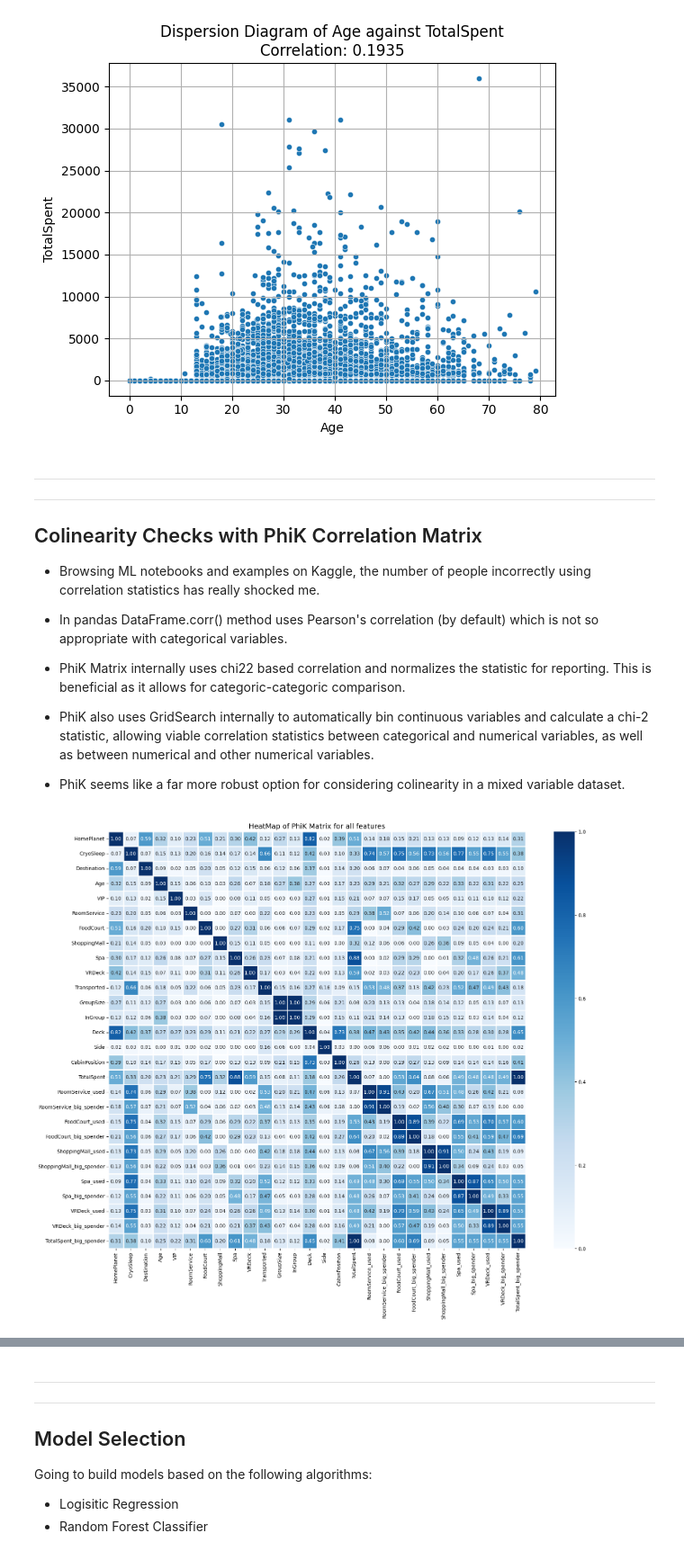
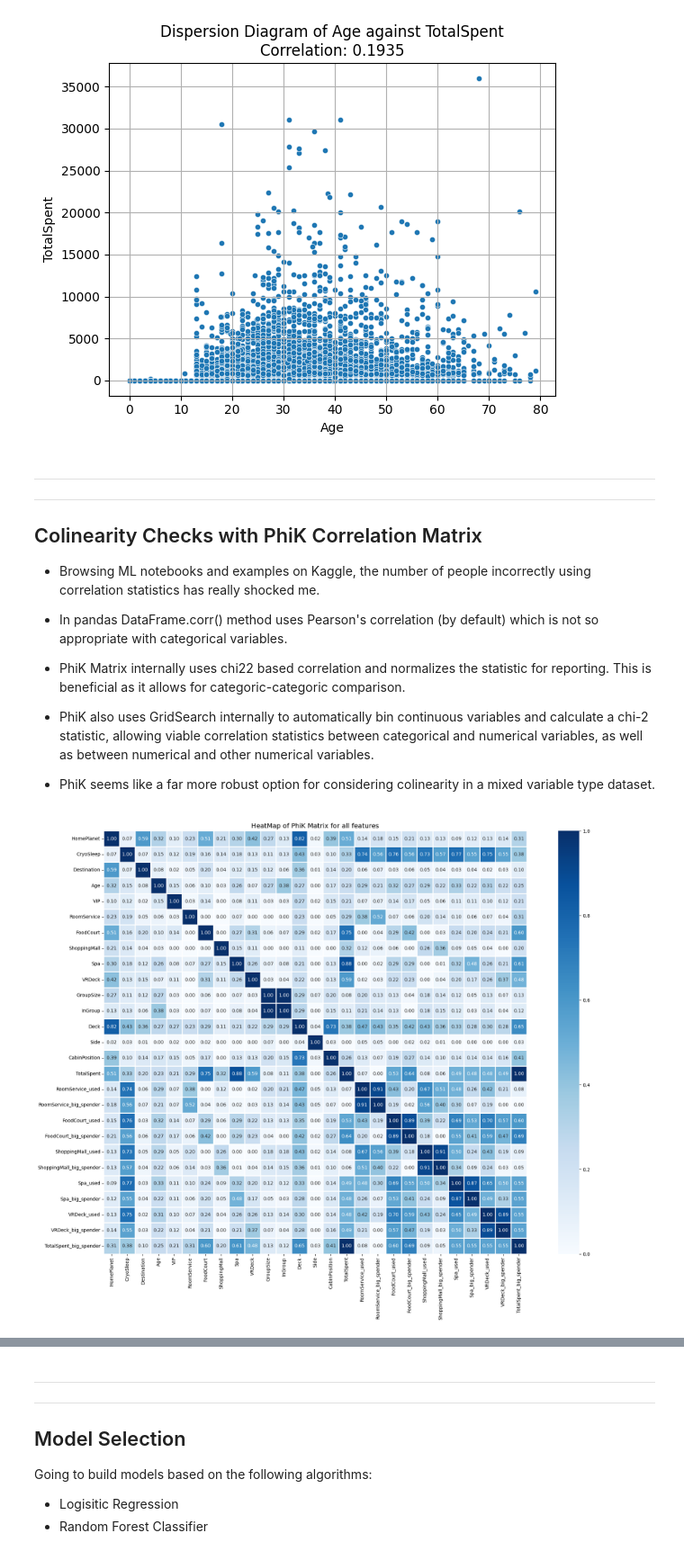
Before and after one commit to mailliwJ/spaceTitanic, a Jupyter notebook: notebooks/ep_I_clean_eda.ipynb, the cells around one changed output, grey strips where cells are left out. Shown at 90% size. Drawn from its saved outputs; the diff is of its cells as text; code cells hidden in the pictures.

```diff
--- a/notebooks/ep_I_clean_eda.ipynb
+++ b/notebooks/ep_I_clean_eda.ipynb
@@ -848,8 +848,8 @@ viz.dispersion(train_set, x='Age', y='TotalSpent')
 - PhiK Matrix internally uses chi22 based correlation and normalizes the statistic for reporting. This is beneficial as it allows for categoric-categoric comparison.
 - PhiK also uses GridSearch internally to automatically bin continuous variables and calculate a chi-2 statistic, allowing viable correlation statistics between categorical and numerical variables, as well as between numerical and other numerical variables.
 
-- PhiK seems like a far more robust option for considering colinearity in a mixed variable dataset.
+- PhiK seems like a far more robust option for considering colinearity in a mixed variable type dataset.
 # %%
-viz.phikmap(train_set, interval_cols=num_cols, figsize=(20,15))
+viz.phikmap(train_set.drop('Transported', axis=1), interval_cols=num_cols, figsize=(20,15))
 # %% [output]
-[figure, old version]
+[figure, new version]
```
Also changed, not shown: parts of 3 cells of this notebook.
